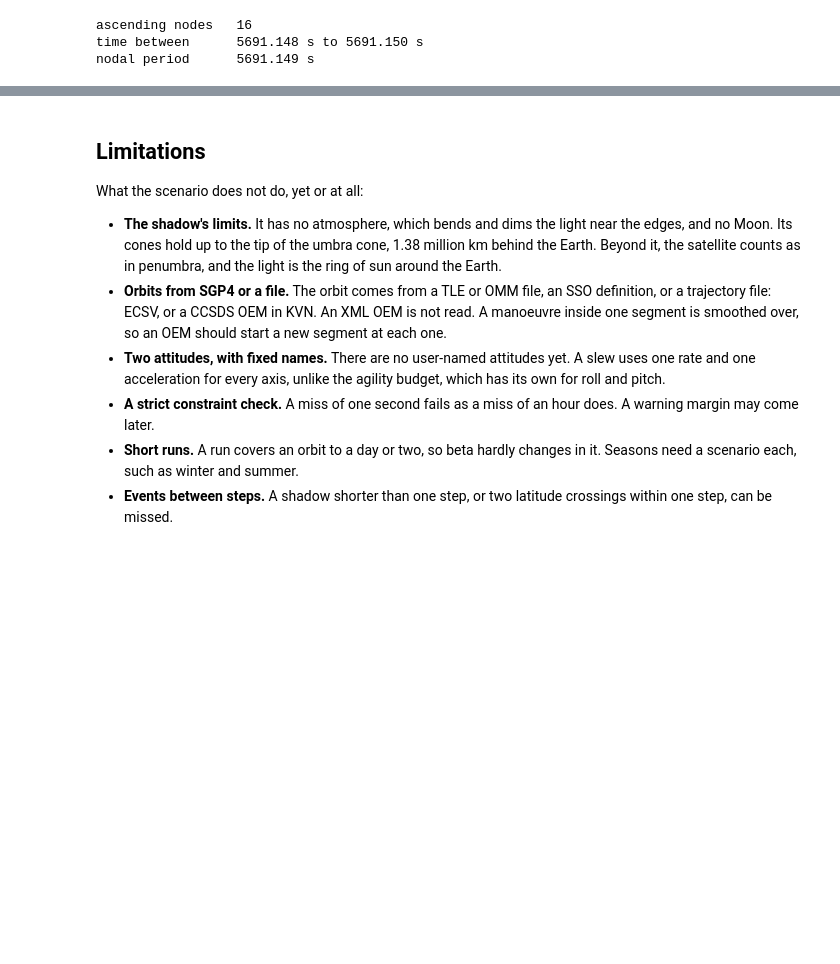
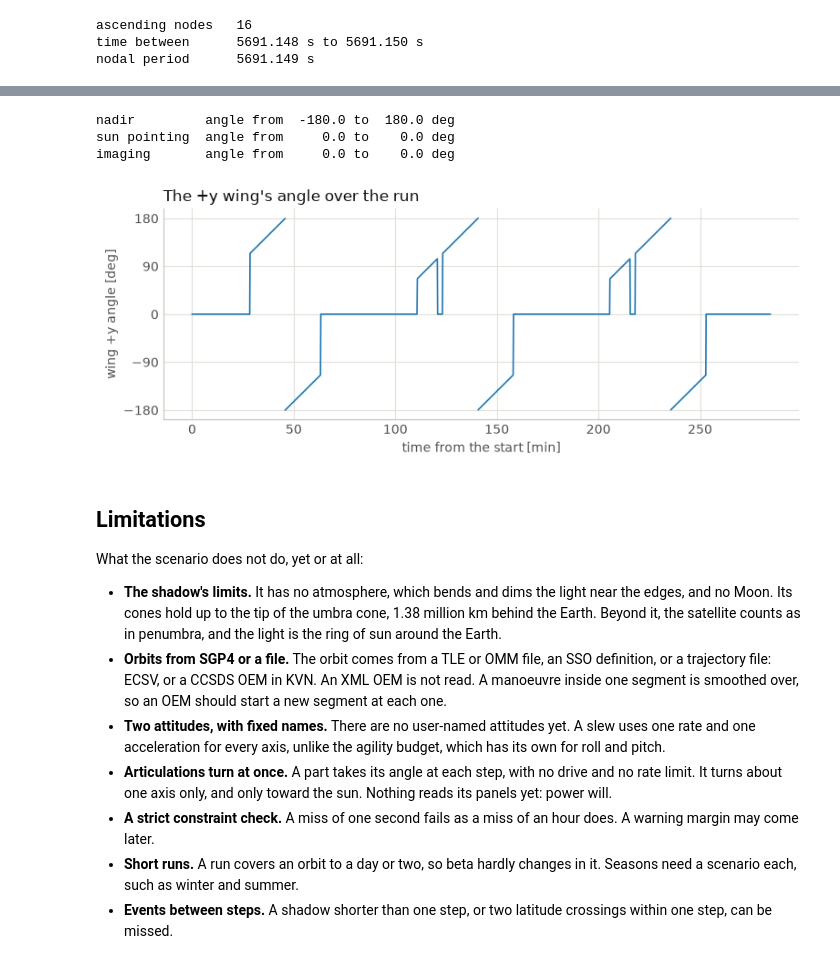
Before and after one commit to egemenimre/quicksat, a Jupyter notebook: docs/scenario/scenario_ref.ipynb, the cells around one changed output, grey strips where cells are left out. Saved outputs shown, nothing was run; the diff lists cells and outputs as text; code cells hidden in the pictures; blank space fills up the shorter version.

```diff
--- a/docs/scenario/scenario_ref.ipynb
+++ b/docs/scenario/scenario_ref.ipynb
@@ -860,3 +922,31 @@ spacecraft.glb, 15 parts:
+# %%
+angles = np.asarray(run.articulations["wing +y"].to_value(u.deg))
+modes = labels_at(run.mode, run.times)
+attitudes = labels_at(run.attitude, run.times)
+minutes = (run.times - run.times[0]).to_value(u.min)
+
+for attitude in ("nadir", "sun pointing"):
+    rows = (attitudes == attitude) & (modes != "imaging")
+    low, high = np.round([angles[rows].min(), angles[rows].max()], 1) + 0.0
+    print(f"{attitude:13} angle from {low:7.1f} to {high:6.1f} deg")
+rows = modes == "imaging"
+low, high = np.round([angles[rows].min(), angles[rows].max()], 1) + 0.0
+print(f"{'imaging':13} angle from {low:7.1f} to {high:6.1f} deg")
+
+# break the line where the angle wraps from +180 to -180 deg
+wraps = np.flatnonzero(np.abs(np.diff(angles)) > 180) + 1
+fig, ax = plt.subplots(figsize=(9, 3))
+ax.plot(np.insert(minutes, wraps, np.nan), np.insert(angles, wraps, np.nan), lw=1.2)
+ax.set_xlabel("time from the start [min]")
+ax.set_ylabel("wing +y angle [deg]")
+ax.set_yticks(range(-180, 181, 90))
+ax.set_title("The +y wing's angle over the run")
+plt.show()
+# %% [output]
+nadir         angle from  -180.0 to  180.0 deg
+sun pointing  angle from     0.0 to    0.0 deg
+imaging       angle from     0.0 to    0.0 deg
+[figure, added]
 # %% [markdown]
 ## Limitations
 
@@ -865,6 +955,7 @@ What the scenario does not do, yet or at all:
 - **The shadow's limits.** It has no atmosphere, which bends and dims the light near the edges, and no Moon. Its cones hold up to the tip of the umbra cone, 1.38 million km behind the Earth. Beyond it, the satellite counts as in penumbra, and the light is the ring of sun around the Earth.
 - **Orbits from SGP4 or a file.** The orbit comes from a TLE or OMM file, an SSO definition, or a trajectory file: ECSV, or a CCSDS OEM in KVN. An XML OEM is not read. A manoeuvre inside one segment is smoothed over, so an OEM should start a new segment at each one.
 - **Two attitudes, with fixed names.** There are no user-named attitudes yet. A slew uses one rate and one acceleration for every axis, unlike the agility budget, which has its own for roll and pitch.
+- **Articulations turn at once.** A part takes its angle at each step, with no drive and no rate limit. It turns about one axis only, and only toward the sun. Nothing reads its panels yet: power will.
 - **A strict constraint check.** A miss of one second fails as a miss of an hour does. A warning margin may come later.
 - **Short runs.** A run covers an orbit to a day or two, so beta hardly changes in it. Seasons need a scenario each, such as winter and summer.
 - **Events between steps.** A shadow shorter than one step, or two latitude crossings within one step, can be missed.
```
Also changed, not shown: parts of 8 cells of this notebook, 20 other files.
